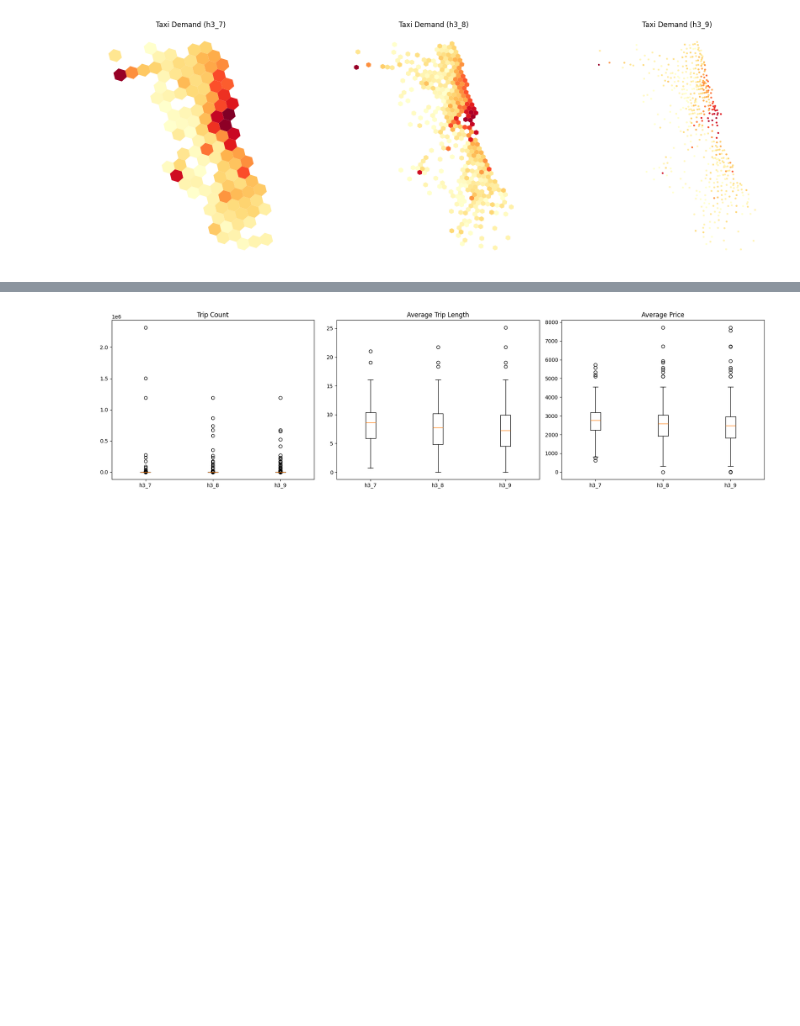
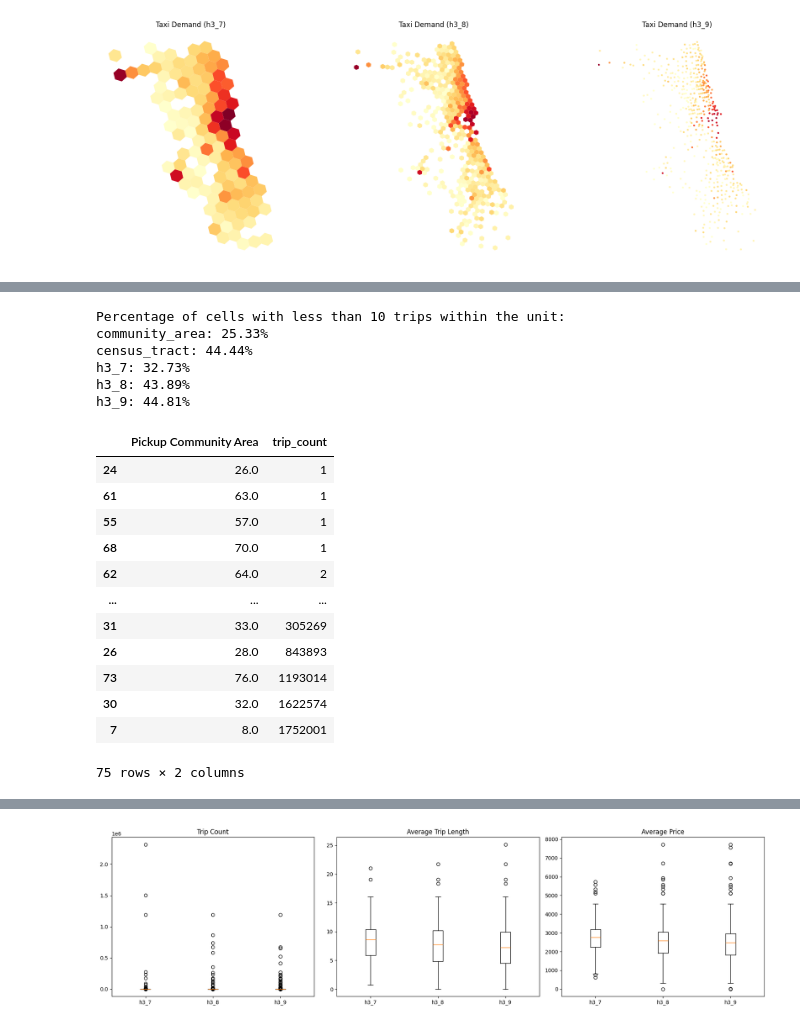
Before and after one commit to larissatheilmann/AAA_Project_Group7, a Jupyter notebook: notebooks/2.1 DescriptiveAnalysisSpatial.ipynb, the cells around one changed output, grey strips where cells are left out. Cells and saved outputs as stored; diff of their text form; code cells hidden in the pictures; blank space fills up the shorter version.

Commit message:
further spatial analysis

```diff
--- a/notebooks/2.1 DescriptiveAnalysisSpatial.ipynb
+++ b/notebooks/2.1 DescriptiveAnalysisSpatial.ipynb
@@ -439,3 +449,31 @@ summary
 | h3_7 | 110.0 | 54657.718182 | 45.5 | 285717.156898 | 8.319434 | 2747.162569 |
 | h3_8 | 360.0 | 16700.969444 | 14.0 | 102609.127113 | 7.563689 | 2545.219265 |
 | h3_9 | 491.0 | 12245.109980 | 13.0 | 79168.213560 | 7.182337 | 2459.728004 |
+# %%
+print("Percentage of cells with less than 10 trips within the unit:")
+
+for name, col in pickup_spatial_units.items():
+    print(f"{name}: {(pickup_stats[name]['trip_count'] < 10).mean():.2%}")
+# %% [output]
+Percentage of cells with less than 10 trips within the unit:
+community_area: 25.33%
+census_tract: 44.44%
+h3_7: 32.73%
+h3_8: 43.89%
+h3_9: 44.81%
+# %%
+pickup_stats["community_area"][["Pickup Community Area", "trip_count"]].sort_values("trip_count")
+# %% [output]
+|  | Pickup Community Area | trip_count |
+| 24 | 26.0 | 1 |
+| 61 | 63.0 | 1 |
+| 55 | 57.0 | 1 |
+| 68 | 70.0 | 1 |
+| 62 | 64.0 | 2 |
+| ... | ... | ... |
+| 31 | 33.0 | 305269 |
+| 26 | 28.0 | 843893 |
+| 73 | 76.0 | 1193014 |
+| 30 | 32.0 | 1622574 |
+| 7 | 8.0 | 1752001 |
+75 rows × 2 columns
```
Also changed, not shown: parts of 16 cells of this notebook.
